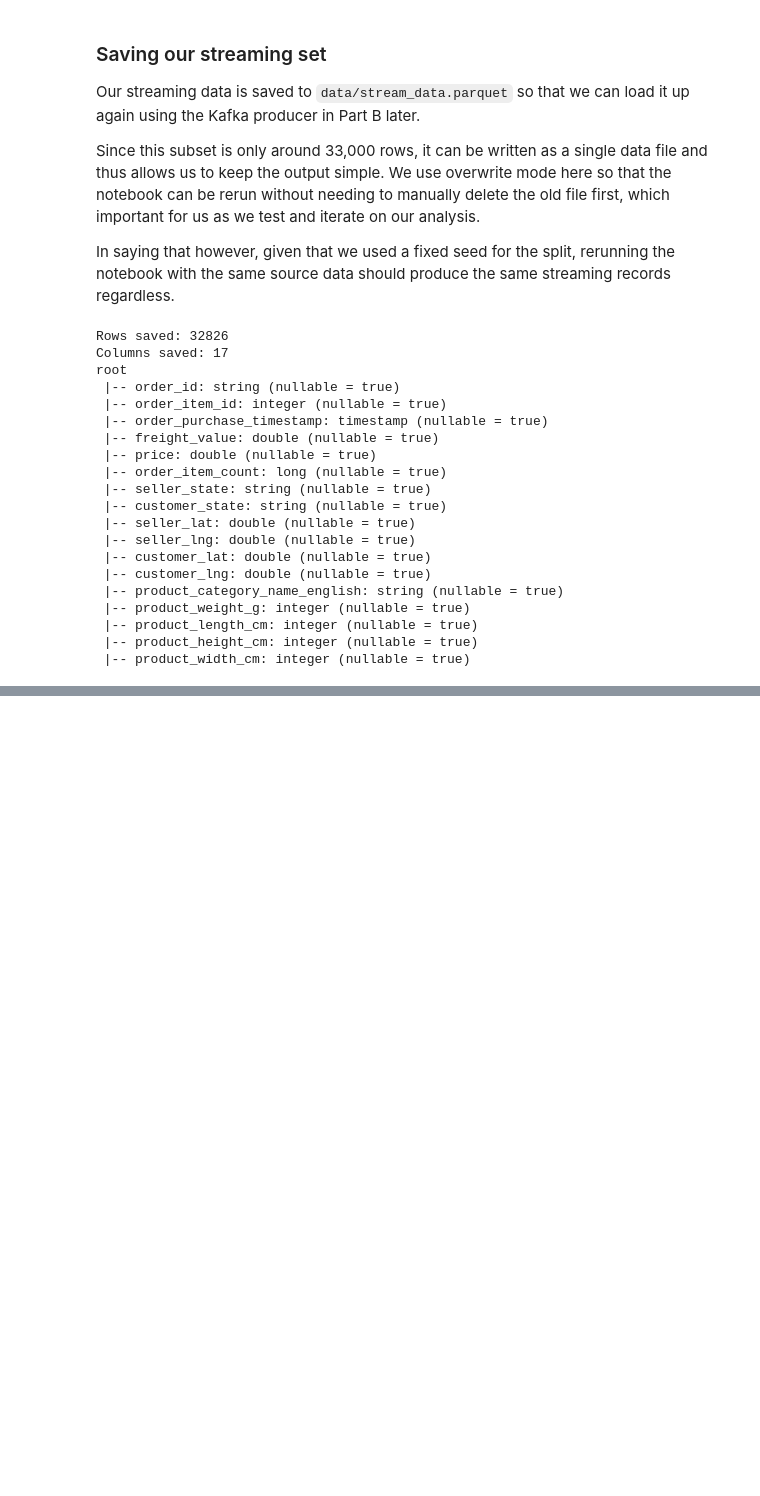
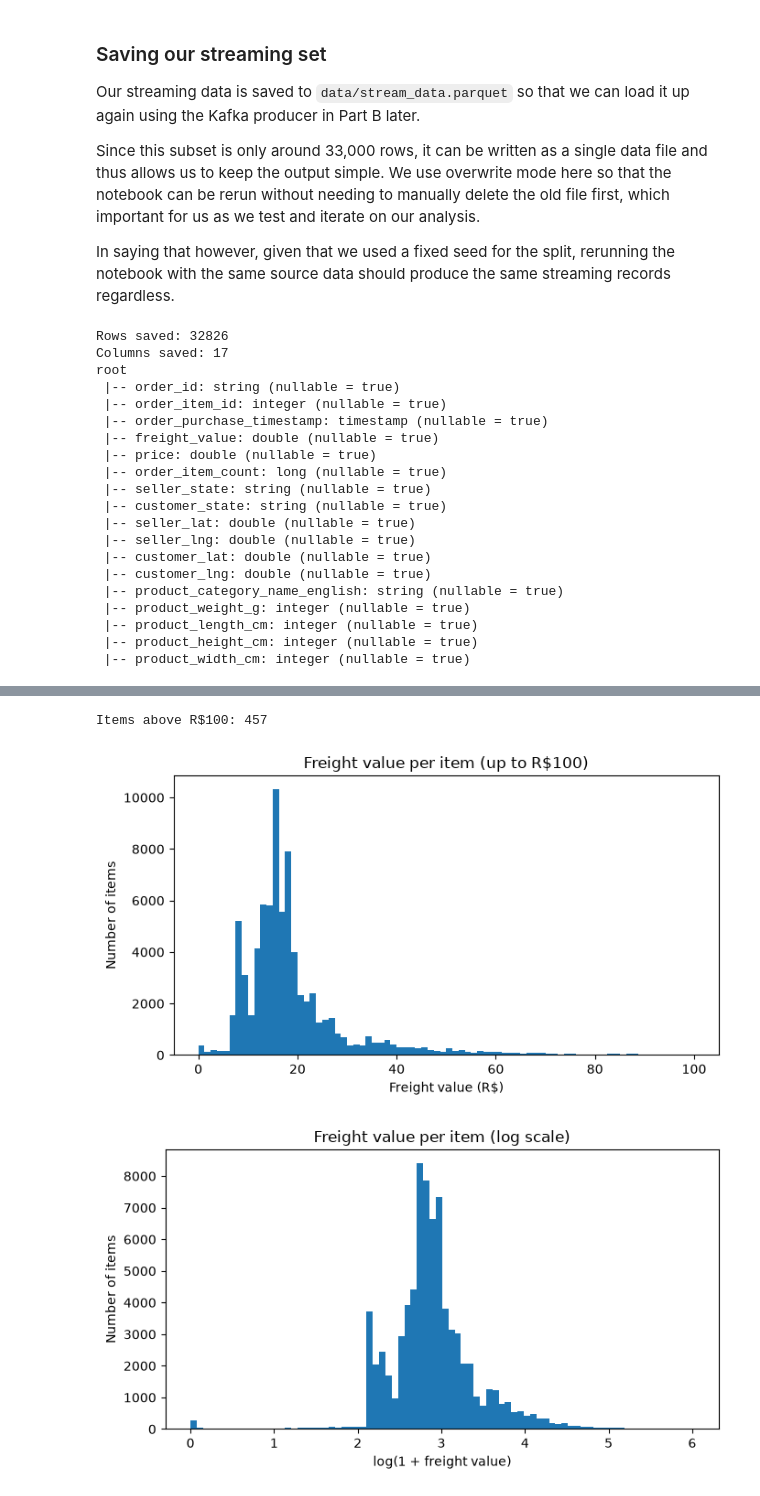
Before and after one commit to mounisha-dev21/ito5202-assessment2-streaming, a Jupyter notebook: assessment2.ipynb, the cells around one changed output, grey strips where cells are left out. Drawn from its saved outputs; the diff is of its cells as text; code cells hidden in the pictures; blank space fills up the shorter version.

Commit message:
added freight value distribution exploration

```diff
--- a/assessment2.ipynb
+++ b/assessment2.ipynb
@@ -837,0 +925,50 @@ root
+# %%
+# Move the training freight values for plotting
+freight_pd = train_df.select("freight_value").toPandas()
+
+# Check how many values sit outside the first chart
+over_100 = freight_pd[
+    freight_pd["freight_value"] > 100
+].shape[0]
+
+print("Items above R$100:", over_100)
+
+
+# Make the first histogram
+plt.figure(figsize=(7, 4))
+
+plt.hist(
+    freight_pd["freight_value"],
+    bins=80,
+    range=(0, 100)
+)
+
+plt.title("Freight value per item (up to R$100)")
+plt.xlabel("Freight value (R$)")
+plt.ylabel("Number of items")
+
+plt.tight_layout()
+plt.show()
+
+
+# Log transform the freight values
+log_freight = np.log1p(freight_pd["freight_value"])
+
+# Plot the transformed values
+plt.figure(figsize=(7, 4))
+
+plt.hist(
+    log_freight,
+    bins=80
+)
+
+plt.title("Freight value per item (log scale)")
+plt.xlabel("log(1 + freight value)")
+plt.ylabel("Number of items")
+
+plt.tight_layout()
+plt.show()
+# %% [output]
+Items above R$100: 457
+[figure, added]
+[figure, added]
```
Also changed, not shown: parts of 7 cells of this notebook.
